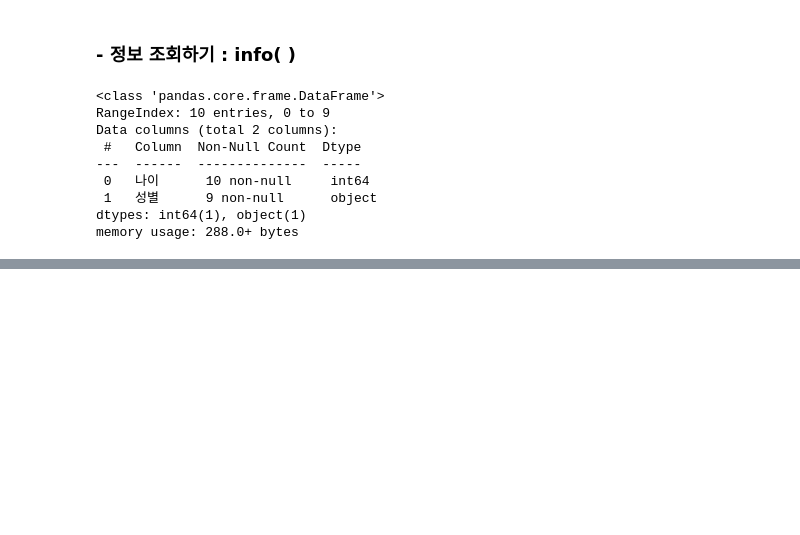
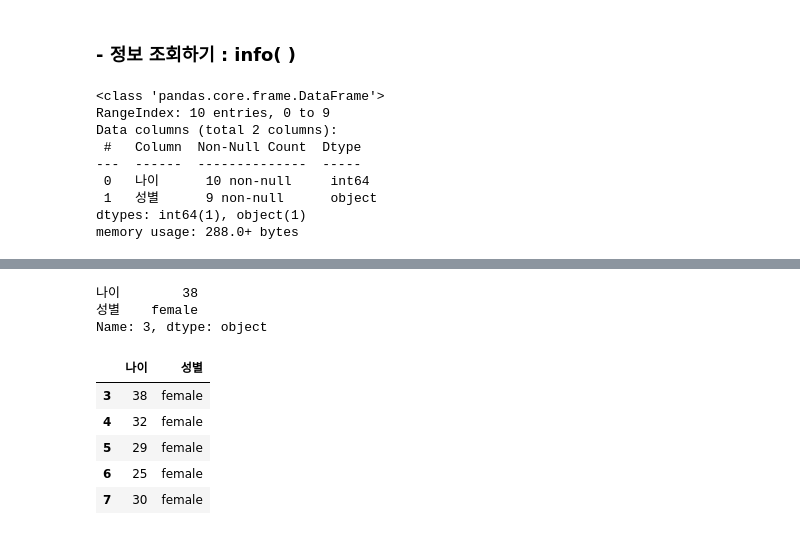
Before and after one commit to eseulLee/python, a Jupyter notebook: study_part02_02.ipynb, the cells around one changed output, grey strips where cells are left out. Saved outputs shown, nothing was run; the diff lists cells and outputs as text; code cells hidden in the pictures; blank space fills up the shorter version.

```diff
--- a/study_part02_02.ipynb
+++ b/study_part02_02.ipynb
@@ -668,0 +735,15 @@ memory usage: 288.0+ bytes
+# %%
+data_frm.loc[3]
+# %% [output]
+나이        38
+성별    female
+Name: 3, dtype: object
+# %%
+data_frm.loc[3:7]
+# %% [output]
+|  | 나이 | 성별 |
+| 3 | 38 | female |
+| 4 | 32 | female |
+| 5 | 29 | female |
+| 6 | 25 | female |
+| 7 | 30 | female |
```
Also changed, not shown: parts of 20 cells of this notebook.
